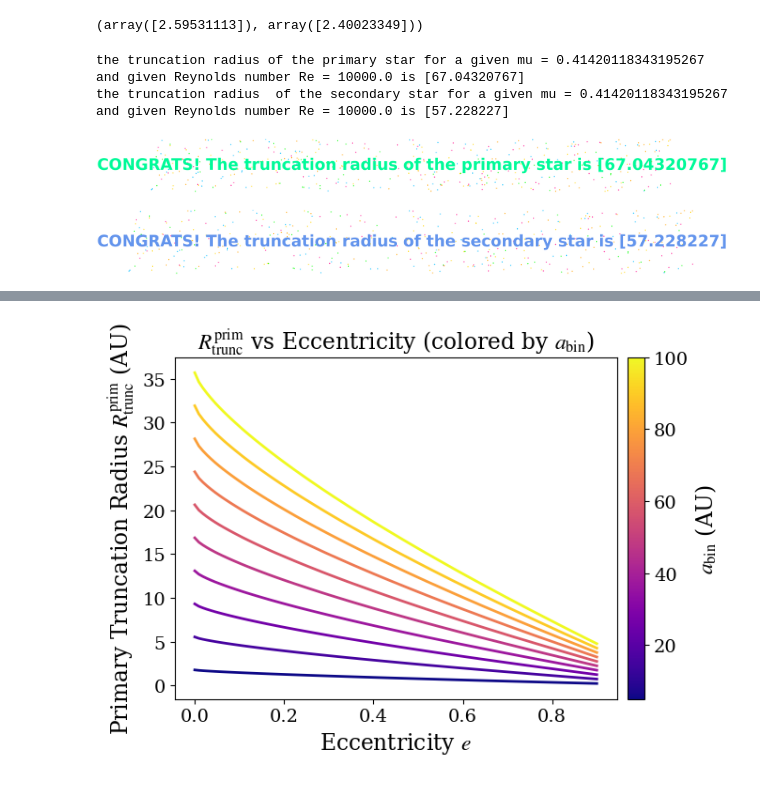
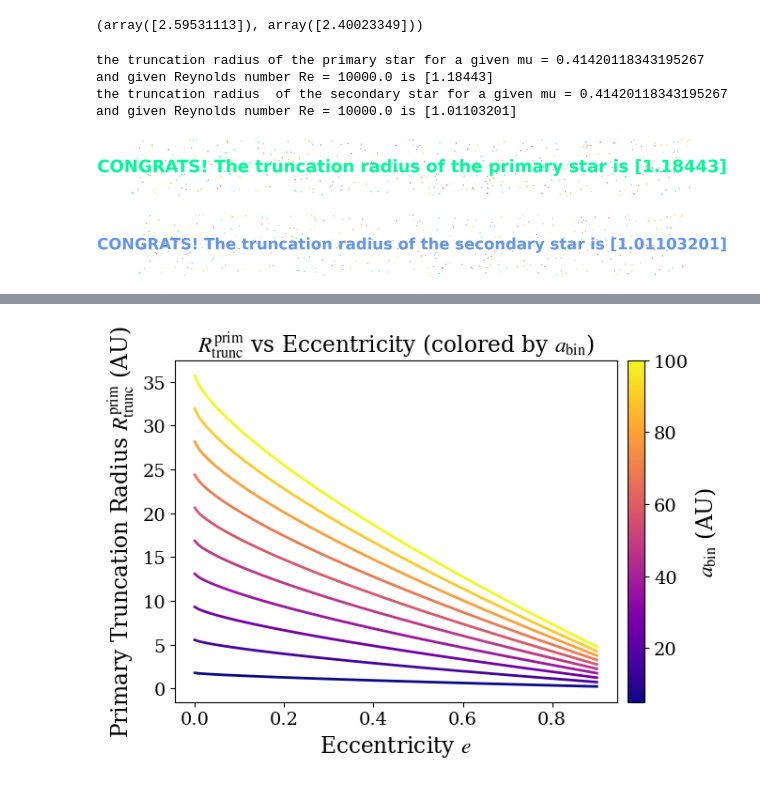
Before and after one commit to Chartman25/UnigeMasters, a Jupyter notebook: Astrophysics_Lab_Disc_Truncation/Oh_yeah_its_all_coming_together.ipynb, the cells around one changed output, grey strips where cells are left out. Cells and saved outputs as stored; diff of their text form; code cells hidden in the pictures.

```diff
--- a/Astrophysics_Lab_Disc_Truncation/Oh_yeah_its_all_coming_together.ipynb
+++ b/Astrophysics_Lab_Disc_Truncation/Oh_yeah_its_all_coming_together.ipynb
@@ -243,29 +244,29 @@ the truncation radius  of the secondary star for a given mu = 0.4573440643863179
 # %%
 '''
 For the following plots, all variables are kept unchanged except for truncation radius and a variable we are testing (i.e. Truncation radius vs Eccentricity)
 The following are the constants:
 M1 = 0.99
 M2 = 0.7
 e = 0.31
 abin = 5.3
 re_idx = 10000
 trunc_prim = 1.14439718
 trunc_sec = 0.97685991
 '''
 
 
 M1=.99 # Mass of star 1 in solar masses
 M2=.7# Mass of Star 2 in solar masses
 e=.31 # Eccentricity of system
-abin=300 # Semi-major Axis of system
+abin=5.3 # Semi-major Axis of system
 alpha1=[1e-3]
 
 trunc_prim, trunc_sec = AC.truncation_radius(alpha1, aspect_ratio, M1,M2,e,abin,b,c, re_idx=0, plotting=True)
 # %% [output]
-the truncation radius of the primary star for a given mu = 0.41420118343195267 and given Reynolds number Re = 10000.0 is [67.04320767]
-the truncation radius  of the secondary star for a given mu = 0.41420118343195267 and given Reynolds number Re = 10000.0 is [57.228227]
+the truncation radius of the primary star for a given mu = 0.41420118343195267 and given Reynolds number Re = 10000.0 is [1.18443]
+the truncation radius  of the secondary star for a given mu = 0.41420118343195267 and given Reynolds number Re = 10000.0 is [1.01103201]
-[figure, old version]
+[figure, new version]
-[figure, old version]
+[figure, new version]
 # %%
 # Plot Truncation Radius vs Eccentricity
 M1=.99 # Mass of star 1 in solar masses
```
Also changed, not shown: parts of 4 cells of this notebook, 2 other files.
